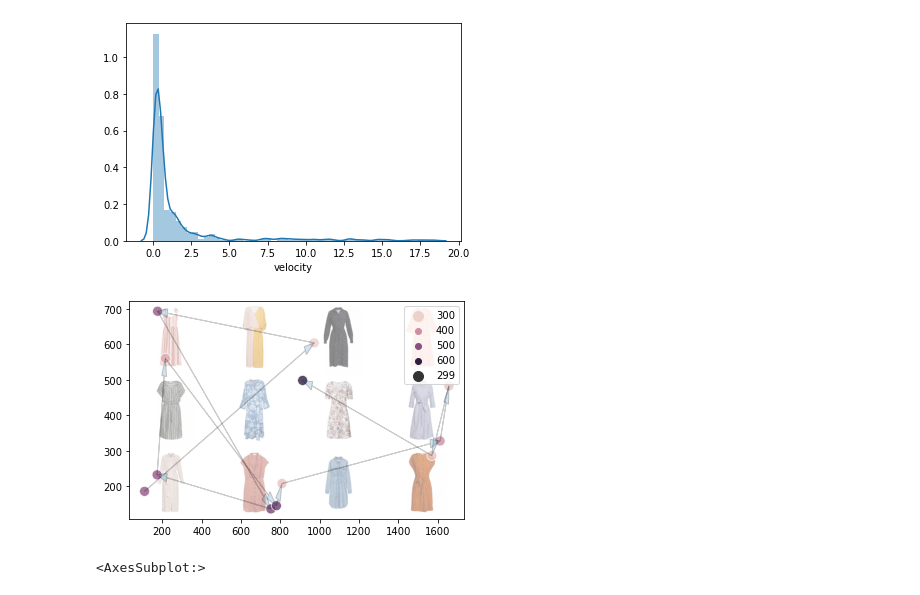
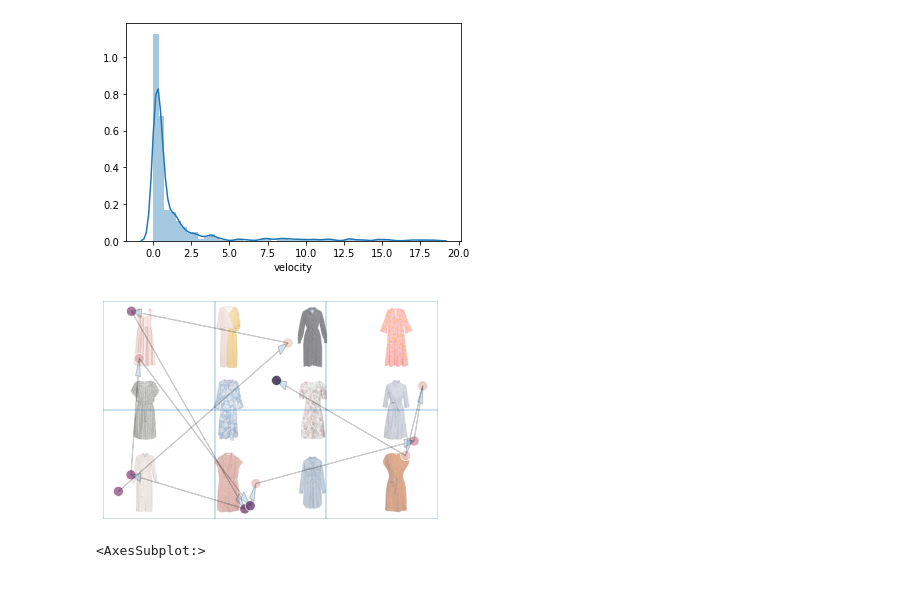
Before and after one commit to Joilence/Gaze-on-Grid, a Jupyter notebook: data-analysis/gaze_analysis.ipynb, the cells around one changed output. Drawn from its saved outputs; the diff is of its cells as text; code cells hidden in the pictures.

Commit message:
add grid
+ add grid
+ remove axis
+ remove legend

```diff
--- a/data-analysis/gaze_analysis.ipynb
+++ b/data-analysis/gaze_analysis.ipynb
@@ -72,25 +72,43 @@ Name: velocity, Length: 74, dtype: int64
 # %%
 fixations = generate_IVT_fixation(data, v_th=0.5, d_th=300)
 fixations_points = np.array([f['centroid'] for f in fixations])
 durations = [f['duration'] for f in fixations]
 
+# fixation point
 plot = sns.scatterplot(x=fixations_points[:, 0], y=fixations_points[:, 1],
                 size=300, sizes=(100,200),
-                hue=durations, alpha=0.8)
+                hue=durations, alpha=0.8,
+                legend=False)
+plt.axis('off')
 
+# background image
 plt.imshow(exp_img, zorder=0, alpha=0.5,
            aspect=plot.get_aspect(),
            extent=plot.get_xlim() + plot.get_ylim())
 
+# draw grid
+(x_min, x_max) = plot.get_xlim()
+(y_min, y_max) = plot.get_ylim()
+# - horizontal
+hlines_y = [y_min, (y_min + y_max)/2, y_max]
+plt.hlines(hlines_y, xmin=x_min, xmax=x_max,
+           zorder=1, alpha=0.3)
+# - vertical
+n = (x_max - x_min) / 3
+plt.vlines([round(x_min + i*n, 4) for i in range(4)],
+           ymin=y_min, ymax=y_max,
+           zorder=1, alpha=0.3)
+
+# scan path
 for i, f in enumerate(fixations_points):
     if i + 1 == len(fixations): break
     nex = fixations_points[i+1]
     cur = fixations_points[i]
     plt.arrow(cur[0], cur[1], nex[0]-cur[0], nex[1]-cur[1],
               alpha=0.2, head_length=50, head_width=25,
               zorder=100, length_includes_head=True)
 # %% [output]
-[figure, old version]
+[figure, new version]
 # %%
 sns.distplot(durations)
 # %% [output]
```
Also changed, not shown: parts of 1 cell of this notebook.
